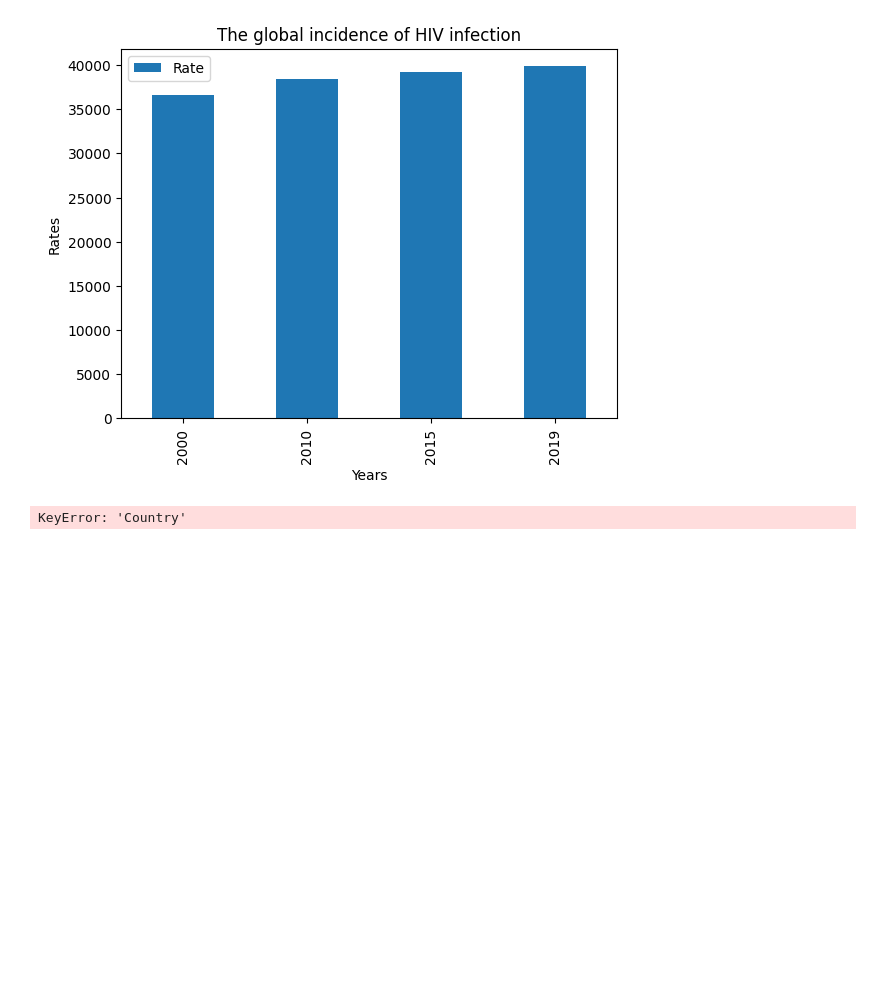
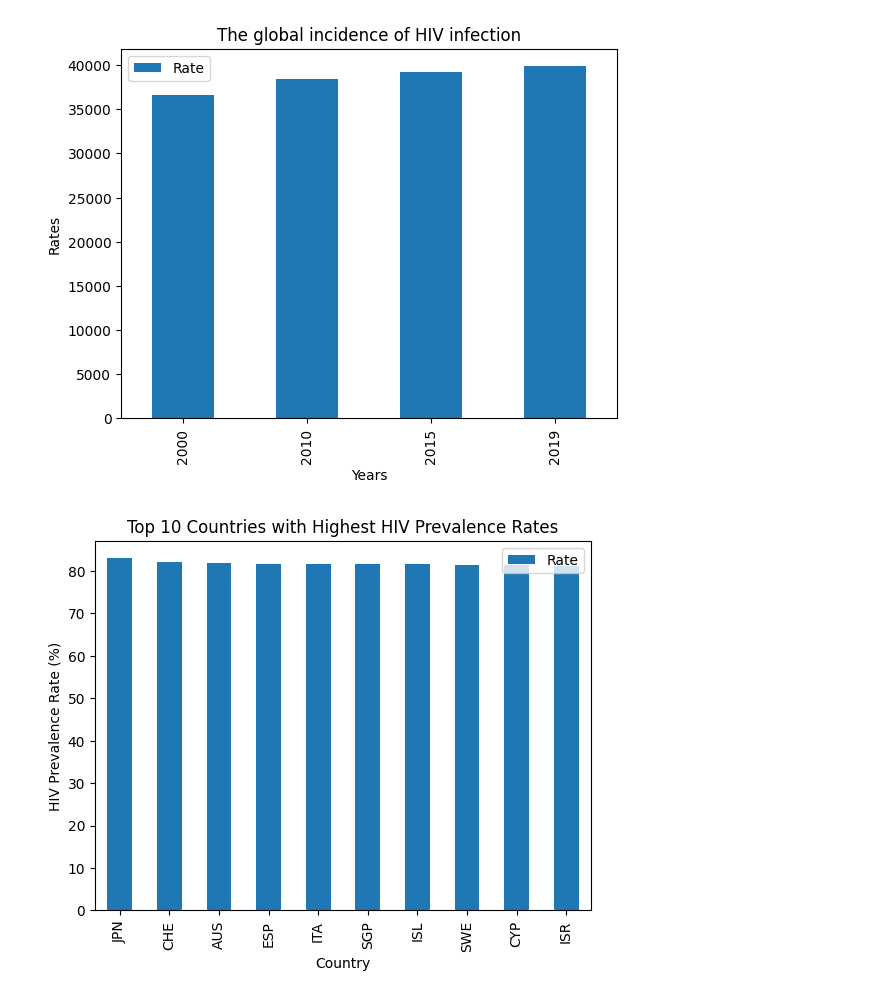
Before and after one commit to 0xrsfagundes/World-Health-Organization, a Jupyter notebook: MyNote.ipynb, the cells around one changed output. Drawn from its saved outputs; the diff is of its cells as text; code cells hidden in the pictures; blank space fills up the shorter version.

```diff
--- a/MyNote.ipynb
+++ b/MyNote.ipynb
@@ -73,11 +73,15 @@ plt.show()
 # %% [output]
 [figure]
 # %%
-grouped_df1 = df.groupby('Country').sum().sort_values(by='Rate', ascending=False)
-top_10 = grouped_df1.nlargest(10,'Rate')
-top_10.reset_index()
+grouped_df = df.groupby('Country').mean().sort_values(by='Rate', ascending=False)
+top_10 = grouped_df.nlargest(10,'Rate')
+top_10['Country'] = top_10.index
 
-top_10.plot(kind='bar',x='Country', y='Rate')
-top_10.show()
+top_10.plot(kind='bar', x='Country', y='Rate')
+plt.xlabel('Country')
+plt.ylabel('HIV Prevalence Rate (%)')
+plt.title('Top 10 Countries with Highest HIV Prevalence Rates')
+
+plt.show()
 # %% [output]
-KeyError: 'Country'
+[figure, added]
```
